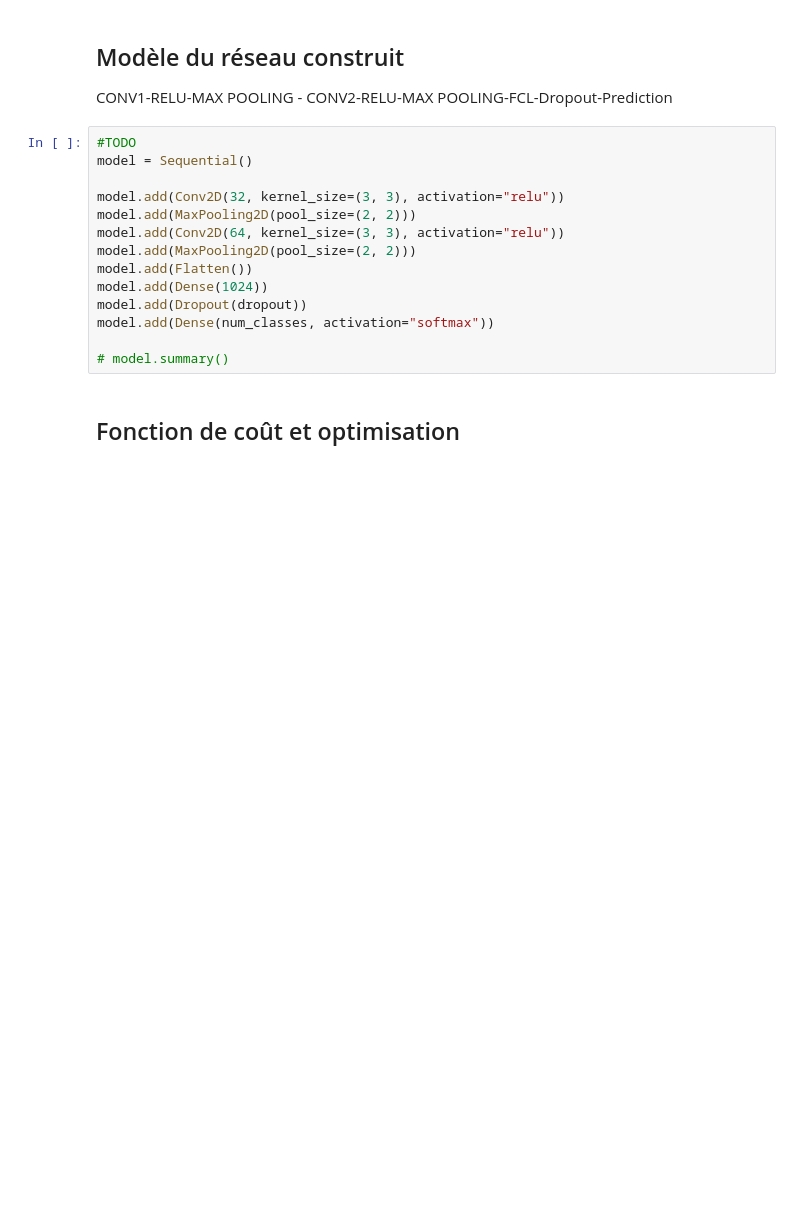
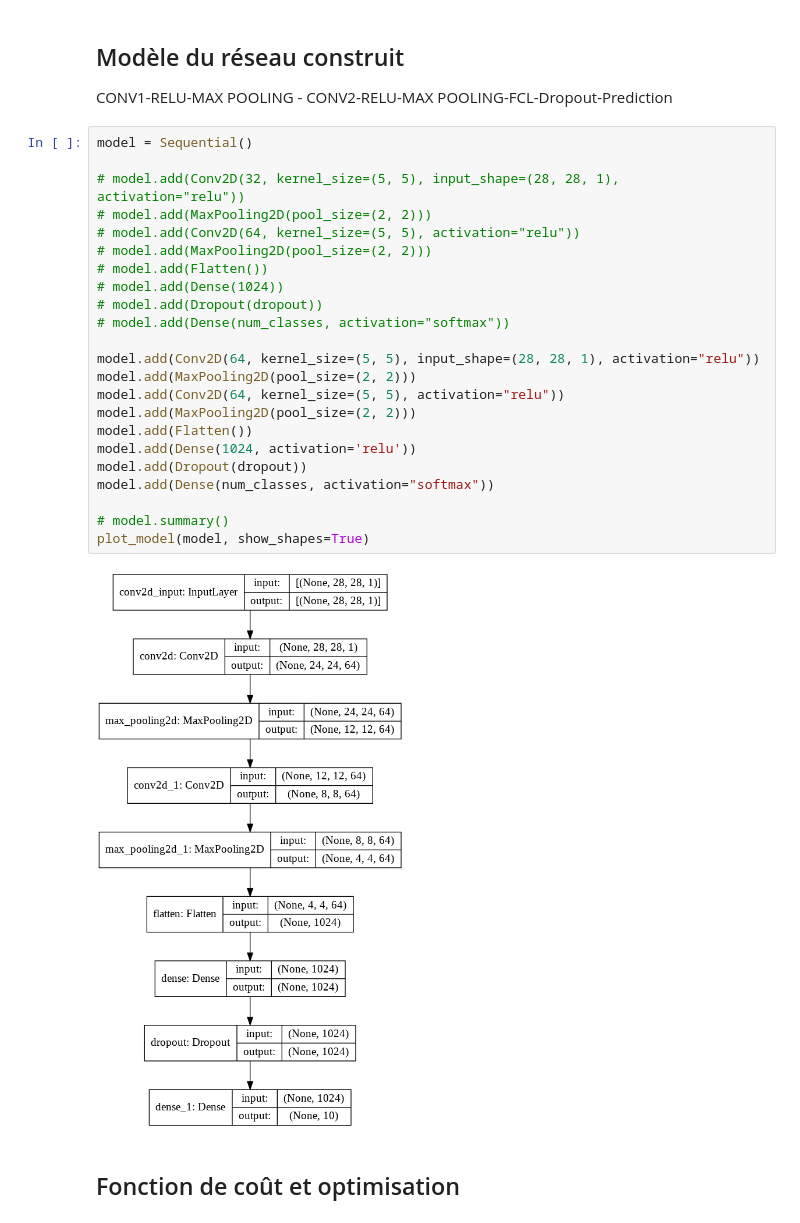
Before and after one commit to slimf1/ZZ3-DL, a Jupyter notebook: 03_CNN_Keras_etud.ipynb, the cells around one changed output. Drawn from its saved outputs; the diff is of its cells as text; blank space fills up the shorter version.

```diff
--- a/03_CNN_Keras_etud.ipynb
+++ b/03_CNN_Keras_etud.ipynb
@@ -67,19 +70,30 @@ dropout = 0.75 # ici probabilité de garder le neurone
 ## Modèle du réseau construit
 CONV1-RELU-MAX POOLING - CONV2-RELU-MAX POOLING-FCL-Dropout-Prediction
 # %%
-#TODO
 model = Sequential()
 
-model.add(Conv2D(32, kernel_size=(3, 3), activation="relu"))
+# model.add(Conv2D(32, kernel_size=(5, 5), input_shape=(28, 28, 1), activation="relu"))
+# model.add(MaxPooling2D(pool_size=(2, 2)))
+# model.add(Conv2D(64, kernel_size=(5, 5), activation="relu"))
+# model.add(MaxPooling2D(pool_size=(2, 2)))
+# model.add(Flatten())
+# model.add(Dense(1024))
+# model.add(Dropout(dropout))
+# model.add(Dense(num_classes, activation="softmax"))
+
+model.add(Conv2D(64, kernel_size=(5, 5), input_shape=(28, 28, 1), activation="relu"))
 model.add(MaxPooling2D(pool_size=(2, 2)))
-model.add(Conv2D(64, kernel_size=(3, 3), activation="relu"))
+model.add(Conv2D(64, kernel_size=(5, 5), activation="relu"))
 model.add(MaxPooling2D(pool_size=(2, 2)))
 model.add(Flatten())
-model.add(Dense(1024))
+model.add(Dense(1024, activation='relu'))
 model.add(Dropout(dropout))
 model.add(Dense(num_classes, activation="softmax"))
 
 # model.summary()
+plot_model(model, show_shapes=True)
+# %% [output]
+[figure, added]
 # %% [markdown]
 ## Fonction de coût et optimisation
 # %%
```
Also changed, not shown: parts of 6 cells of this notebook.
